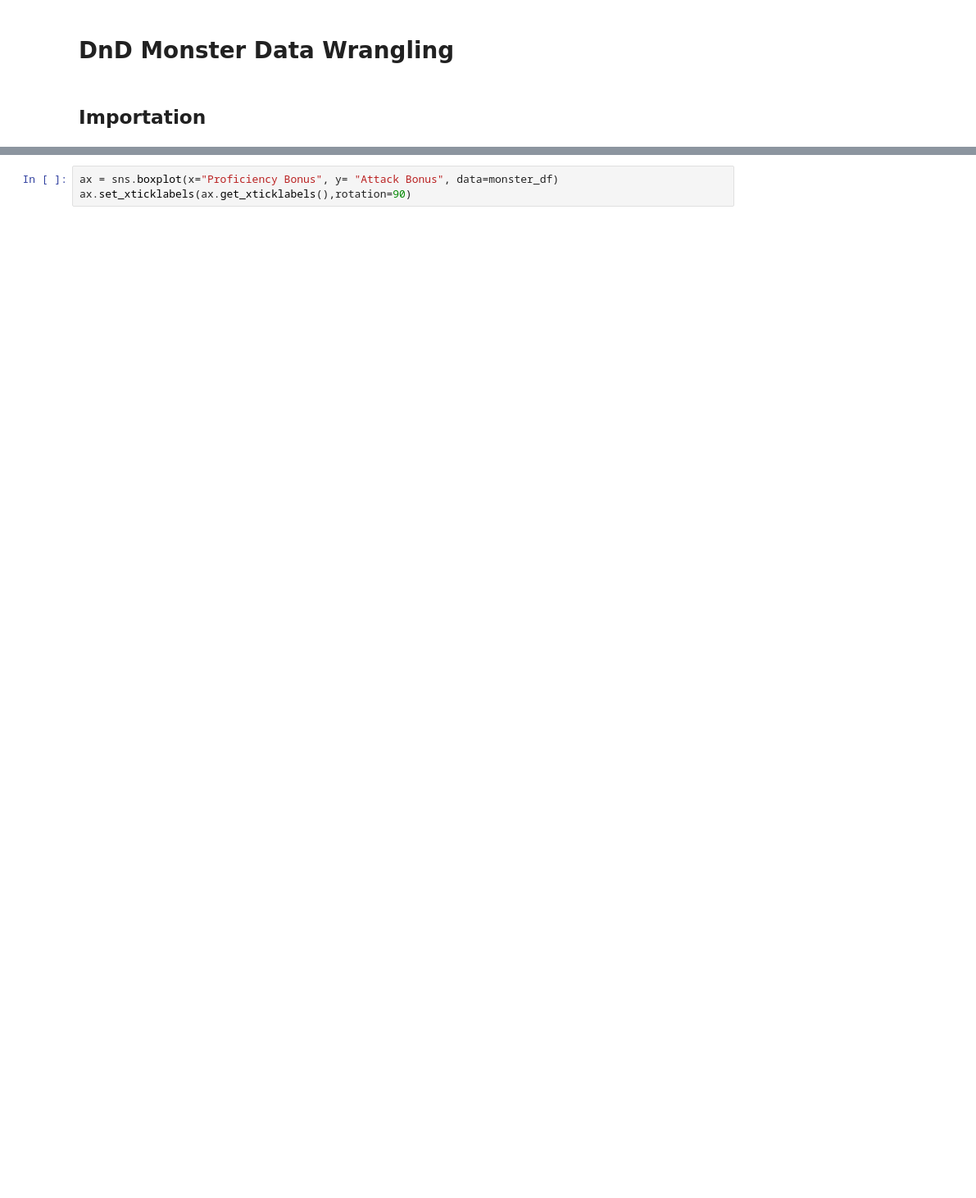
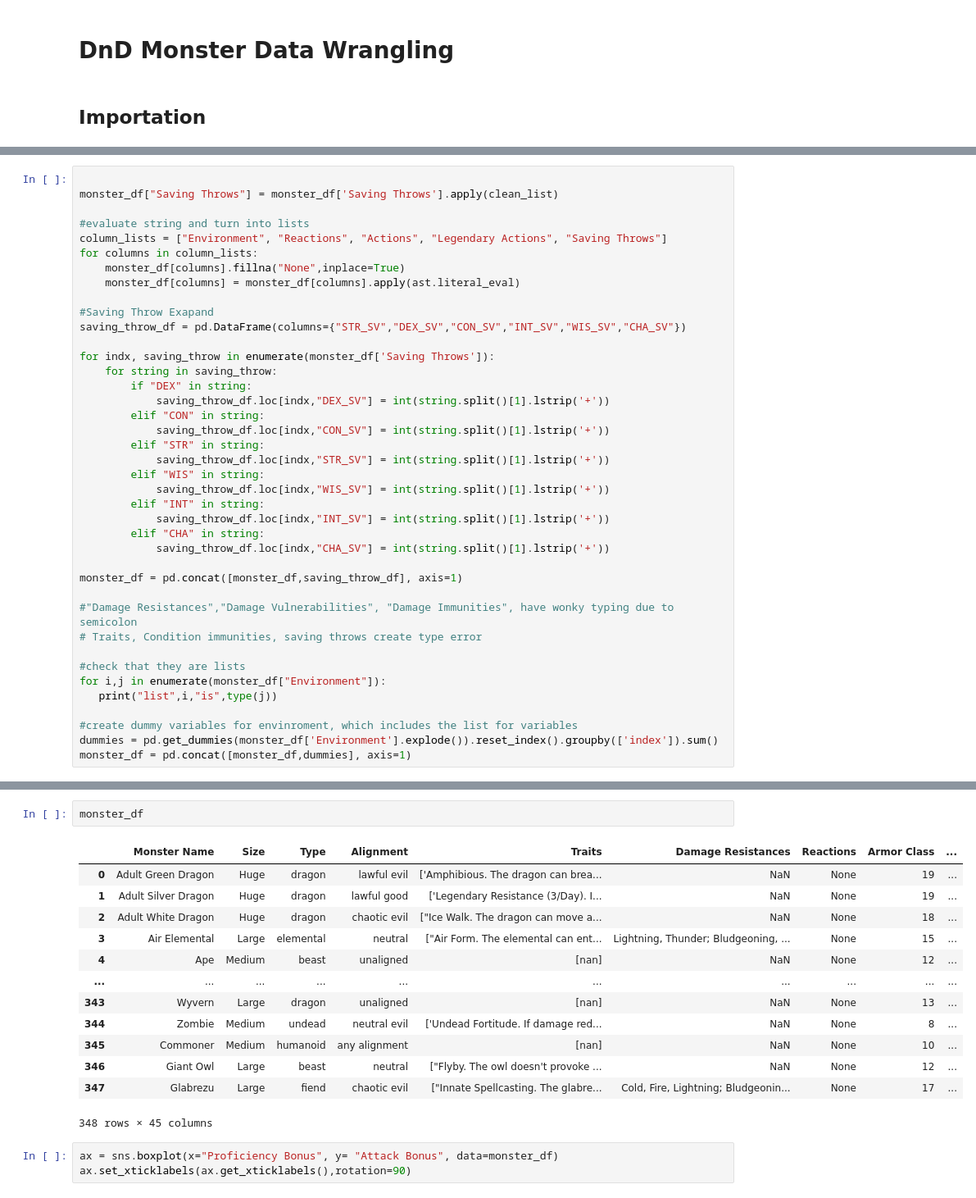
Before and after one commit to chabazite/DnD_Monsters, a Jupyter notebook: notebooks/3.0_ASI_Data_Wrangling.ipynb, the cells around one changed output, grey strips where cells are left out. Shown at 82% size. Saved outputs shown, nothing was run; the diff lists cells and outputs as text; blank space fills up the shorter version.

```diff
--- a/notebooks/3.0_ASI_Data_Wrangling.ipynb
+++ b/notebooks/3.0_ASI_Data_Wrangling.ipynb
@@ -191,0 +136,40 @@ for indx, trait in enumerate(monster_df['Traits']):
+# %%
+
+monster_df["Saving Throws"] = monster_df['Saving Throws'].apply(clean_list)
+
+#evaluate string and turn into lists
+column_lists = ["Environment", "Reactions", "Actions", "Legendary Actions", "Saving Throws"]
+for columns in column_lists:
+    monster_df[columns].fillna("None",inplace=True)
+    monster_df[columns] = monster_df[columns].apply(ast.literal_eval)
+
+#Saving Throw Exapand
+saving_throw_df = pd.DataFrame(columns={"STR_SV","DEX_SV","CON_SV","INT_SV","WIS_SV","CHA_SV"})
+
+for indx, saving_throw in enumerate(monster_df['Saving Throws']):
+    for string in saving_throw:
+        if "DEX" in string:
+            saving_throw_df.loc[indx,"DEX_SV"] = int(string.split()[1].lstrip('+'))
+        elif "CON" in string:
+            saving_throw_df.loc[indx,"CON_SV"] = int(string.split()[1].lstrip('+'))
+        elif "STR" in string:
+            saving_throw_df.loc[indx,"STR_SV"] = int(string.split()[1].lstrip('+'))
+        elif "WIS" in string:
+            saving_throw_df.loc[indx,"WIS_SV"] = int(string.split()[1].lstrip('+'))
+        elif "INT" in string:
+            saving_throw_df.loc[indx,"INT_SV"] = int(string.split()[1].lstrip('+'))
+        elif "CHA" in string:
+            saving_throw_df.loc[indx,"CHA_SV"] = int(string.split()[1].lstrip('+'))
+
+monster_df = pd.concat([monster_df,saving_throw_df], axis=1)
+
+#"Damage Resistances","Damage Vulnerabilities", "Damage Immunities", have wonky typing due to semicolon
+# Traits, Condition immunities, saving throws create type error
+
+#check that they are lists
+for i,j in enumerate(monster_df["Environment"]):
+   print("list",i,"is",type(j))
+
+#create dummy variables for envinroment, which includes the list for variables
+dummies = pd.get_dummies(monster_df['Environment'].explode()).reset_index().groupby(['index']).sum()
+monster_df = pd.concat([monster_df,dummies], axis=1)
@@ -192,3 +191,19 @@ for indx, trait in enumerate(monster_df['Traits']):
+# %%
+monster_df
+# %% [output]
+|  | Monster Name | Size | Type | Alignment | Traits | Damage Resistances | Reactions | Armor Class | ... |
+| 0 | Adult Green Dragon | Huge | dragon | lawful evil | ['Amphibious. The dragon can brea... | NaN | None | 19 | ... |
+| 1 | Adult Silver Dragon | Huge | dragon | lawful good | ['Legendary Resistance (3/Day). I... | NaN | None | 19 | ... |
+| 2 | Adult White Dragon | Huge | dragon | chaotic evil | ["Ice Walk. The dragon can move a... | NaN | None | 18 | ... |
+| 3 | Air Elemental | Large | elemental | neutral | ["Air Form. The elemental can ent... | Lightning, Thunder; Bludgeoning, ... | None | 15 | ... |
+| 4 | Ape | Medium | beast | unaligned | [nan] | NaN | None | 12 | ... |
+| ... | ... | ... | ... | ... | ... | ... | ... | ... | ... |
+| 343 | Wyvern | Large | dragon | unaligned | [nan] | NaN | None | 13 | ... |
+| 344 | Zombie | Medium | undead | neutral evil | ['Undead Fortitude. If damage red... | NaN | None | 8 | ... |
+| 345 | Commoner | Medium | humanoid | any alignment | [nan] | NaN | None | 10 | ... |
+| 346 | Giant Owl | Large | beast | neutral | ["Flyby. The owl doesn't provoke ... | NaN | None | 12 | ... |
+| 347 | Glabrezu | Large | fiend | chaotic evil | ["Innate Spellcasting. The glabre... | Cold, Fire, Lightning; Bludgeonin... | None | 17 | ... |
+348 rows × 45 columns
 # %%
 ax = sns.boxplot(x="Proficiency Bonus", y= "Attack Bonus", data=monster_df)
 ax.set_xticklabels(ax.get_xticklabels(),rotation=90)
```
Also changed, not shown: parts of 22 cells of this notebook, 8 other files.
